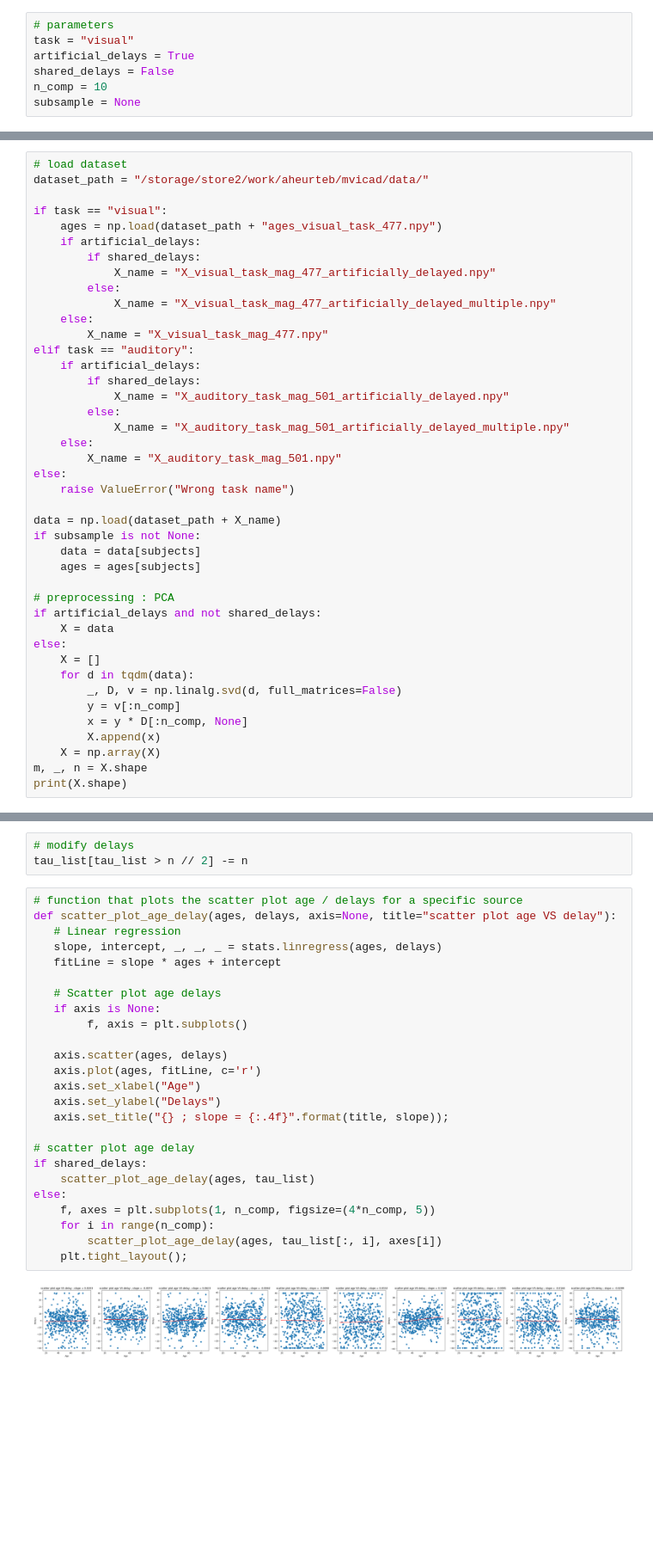
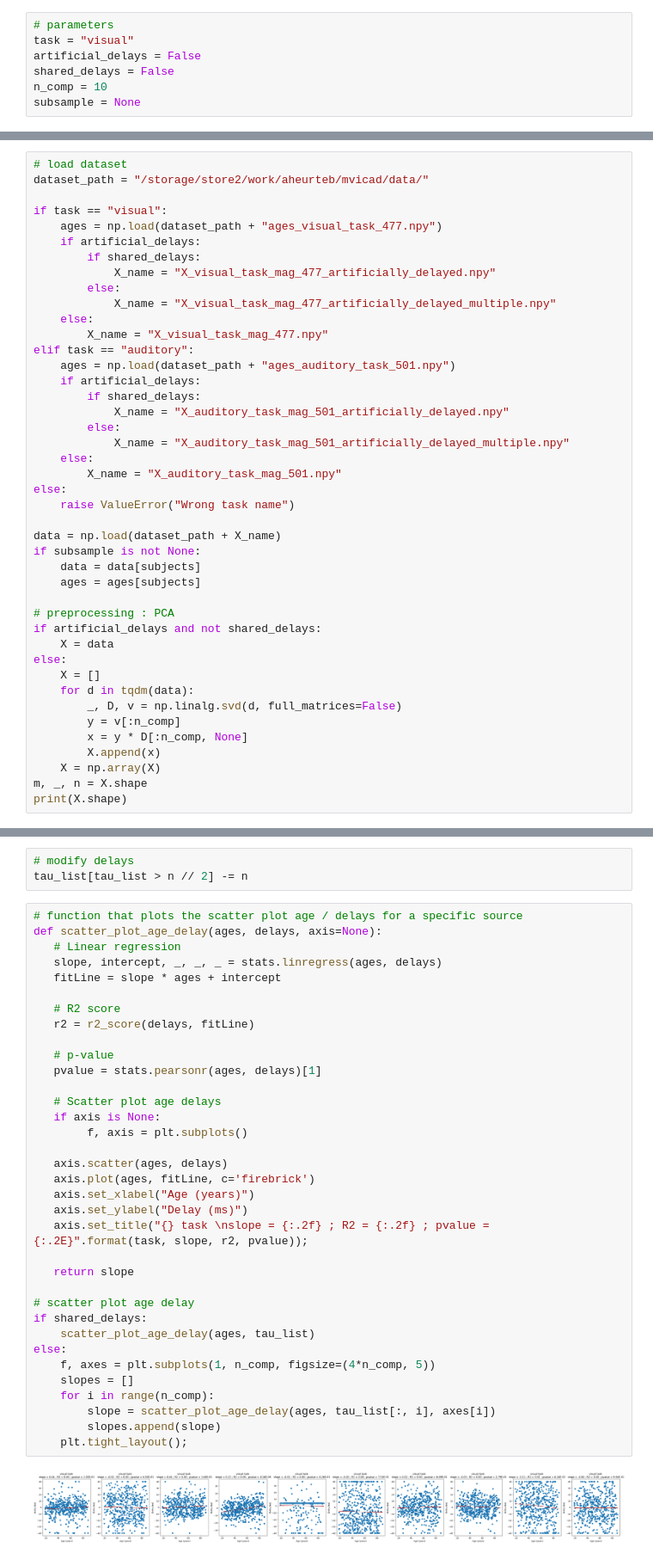
Before and after one commit to AmbroiseHeurtebise/internship_m2, a Jupyter notebook: mlsp_plots/plot_estimated_delays.ipynb, the cells around one changed output, grey strips where cells are left out. Shown at 86% size. Drawn from its saved outputs; the diff is of its cells as text; blank space fills up the shorter version.

Commit message:
Add r2 score and p-value

```diff
--- a/mlsp_plots/plot_estimated_delays.ipynb
+++ b/mlsp_plots/plot_estimated_delays.ipynb
@@ -7,7 +8,7 @@ import matplotlib.pyplot as plt
 # %%
 # parameters
 task = "visual"
-artificial_delays = True
+artificial_delays = False
 shared_delays = False
 n_comp = 10
 subsample = None
@@ -68,6 +67,7 @@ if task == "visual":
     else:
         X_name = "X_visual_task_mag_477.npy"
 elif task == "auditory":
+    ages = np.load(dataset_path + "ages_auditory_task_501.npy")
     if artificial_delays:
         if shared_delays:
             X_name = "X_auditory_task_mag_501_artificially_delayed.npy"
@@ -103,31 +103,41 @@ print(X.shape)
 tau_list[tau_list > n // 2] -= n
 # %%
 # function that plots the scatter plot age / delays for a specific source
-def scatter_plot_age_delay(ages, delays, axis=None, title="scatter plot age VS delay"):
+def scatter_plot_age_delay(ages, delays, axis=None):
    # Linear regression
    slope, intercept, _, _, _ = stats.linregress(ages, delays)
    fitLine = slope * ages + intercept
+
+   # R2 score
+   r2 = r2_score(delays, fitLine)
+
+   # p-value
+   pvalue = stats.pearsonr(ages, delays)[1]
 
    # Scatter plot age delays
    if axis is None:
         f, axis = plt.subplots()
 
    axis.scatter(ages, delays)
-   axis.plot(ages, fitLine, c='r')
-   axis.set_xlabel("Age")
-   axis.set_ylabel("Delays")
-   axis.set_title("{} ; slope = {:.4f}".format(title, slope));
+   axis.plot(ages, fitLine, c='firebrick')
+   axis.set_xlabel("Age (years)")
+   axis.set_ylabel("Delay (ms)")
+   axis.set_title("{} task \nslope = {:.2f} ; R2 = {:.2f} ; pvalue = {:.2E}".format(task, slope, r2, pvalue));
+
+   return slope
 
 # scatter plot age delay
 if shared_delays:
     scatter_plot_age_delay(ages, tau_list)
 else:
     f, axes = plt.subplots(1, n_comp, figsize=(4*n_comp, 5))
+    slopes = []
     for i in range(n_comp):
-        scatter_plot_age_delay(ages, tau_list[:, i], axes[i])
+        slope = scatter_plot_age_delay(ages, tau_list[:, i], axes[i])
+        slopes.append(slope)
     plt.tight_layout();
 # %% [output]
-[figure, old version]
+[figure, new version]
 # %%
 # heat map when using source-specific delays
 if not shared_delays:
```
Also changed, not shown: parts of 8 cells of this notebook.
